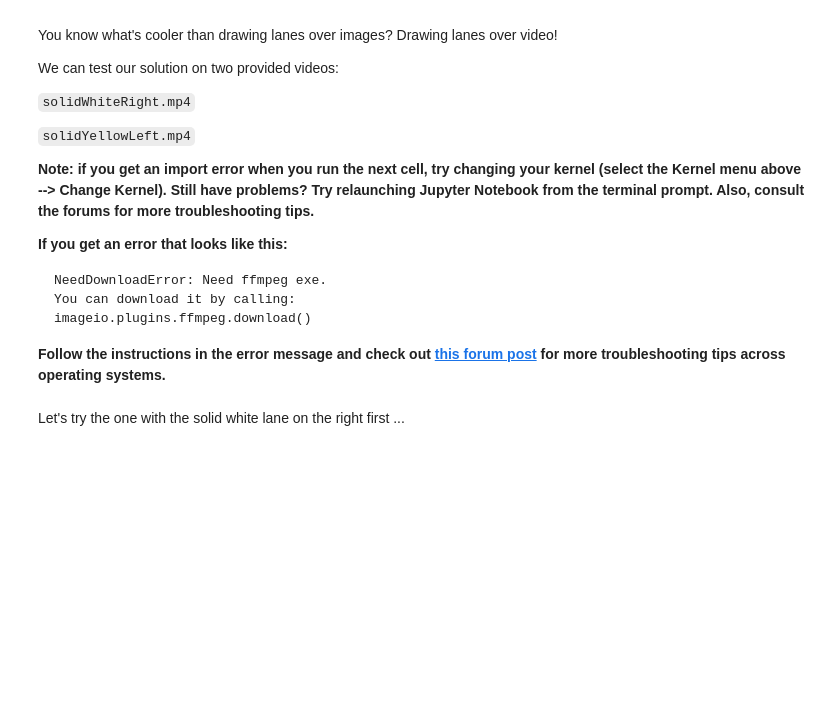
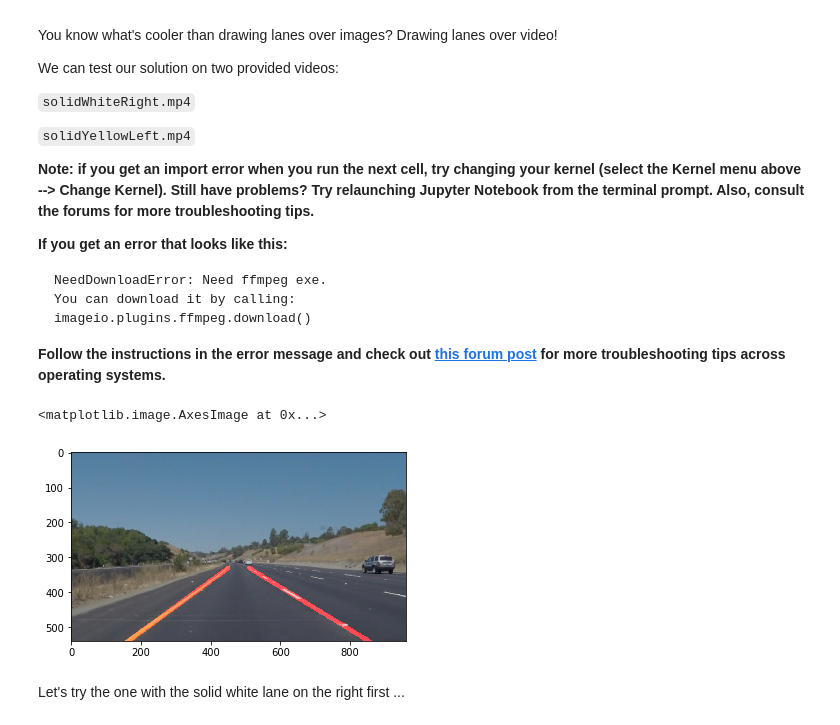
Before and after one commit to chaitanyar56/CarND-LaneLines-P1, a Jupyter notebook: P1.ipynb, the cells around one changed output. Cells and saved outputs as stored; diff of their text form; code cells hidden in the pictures; blank space fills up the shorter version.

```diff
--- a/P1.ipynb
+++ b/P1.ipynb
@@ -303,4 +322,9 @@ def process_image(img):
     return result
+# %%
+plt.imshow(process_image(image))
+# %% [output]
+<matplotlib.image.AxesImage at 0x...>
+[figure, added]
 # %% [markdown]
 Let's try the one with the solid white lane on the right first ...
 # %%
```
Also changed, not shown: parts of 9 cells of this notebook, 13 other files.
